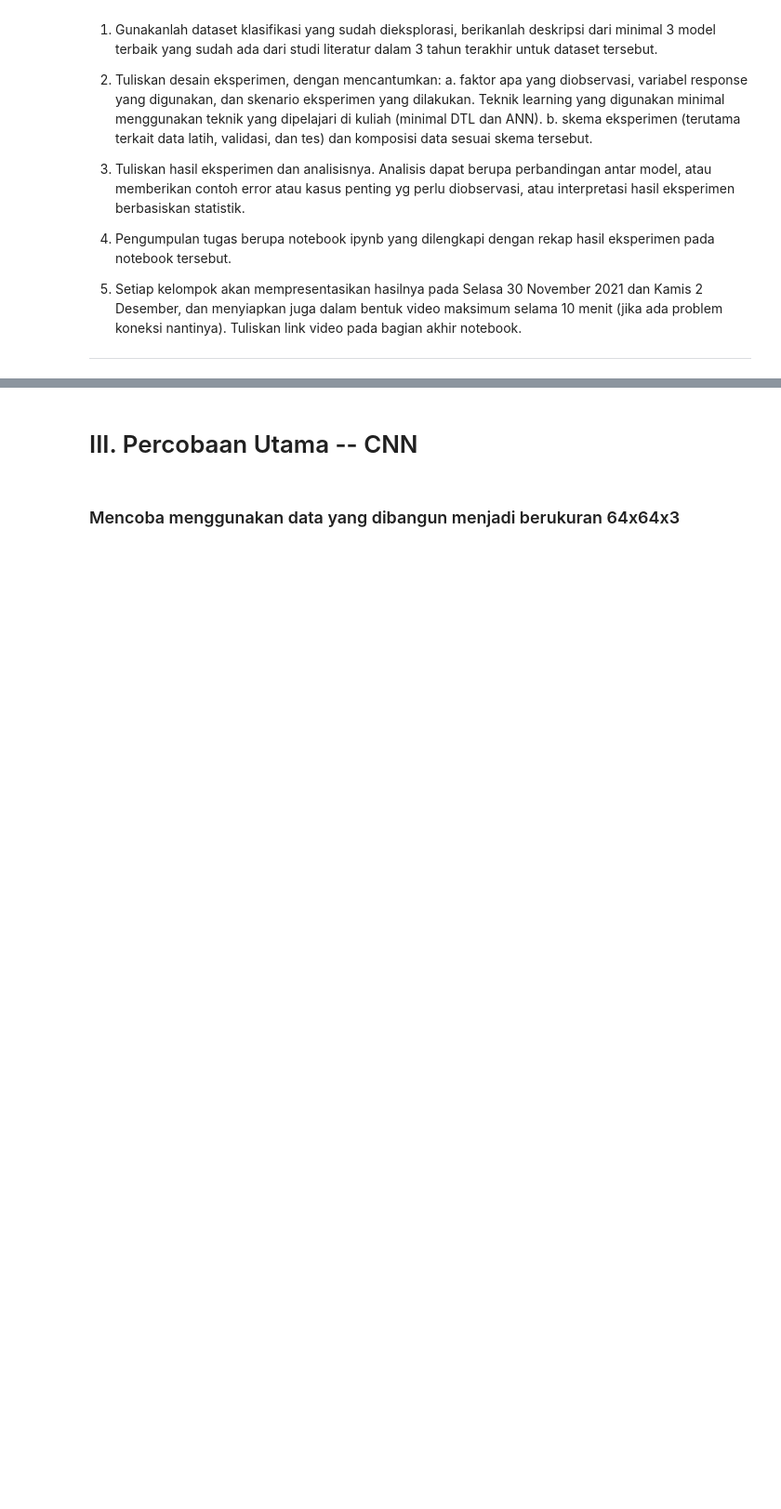
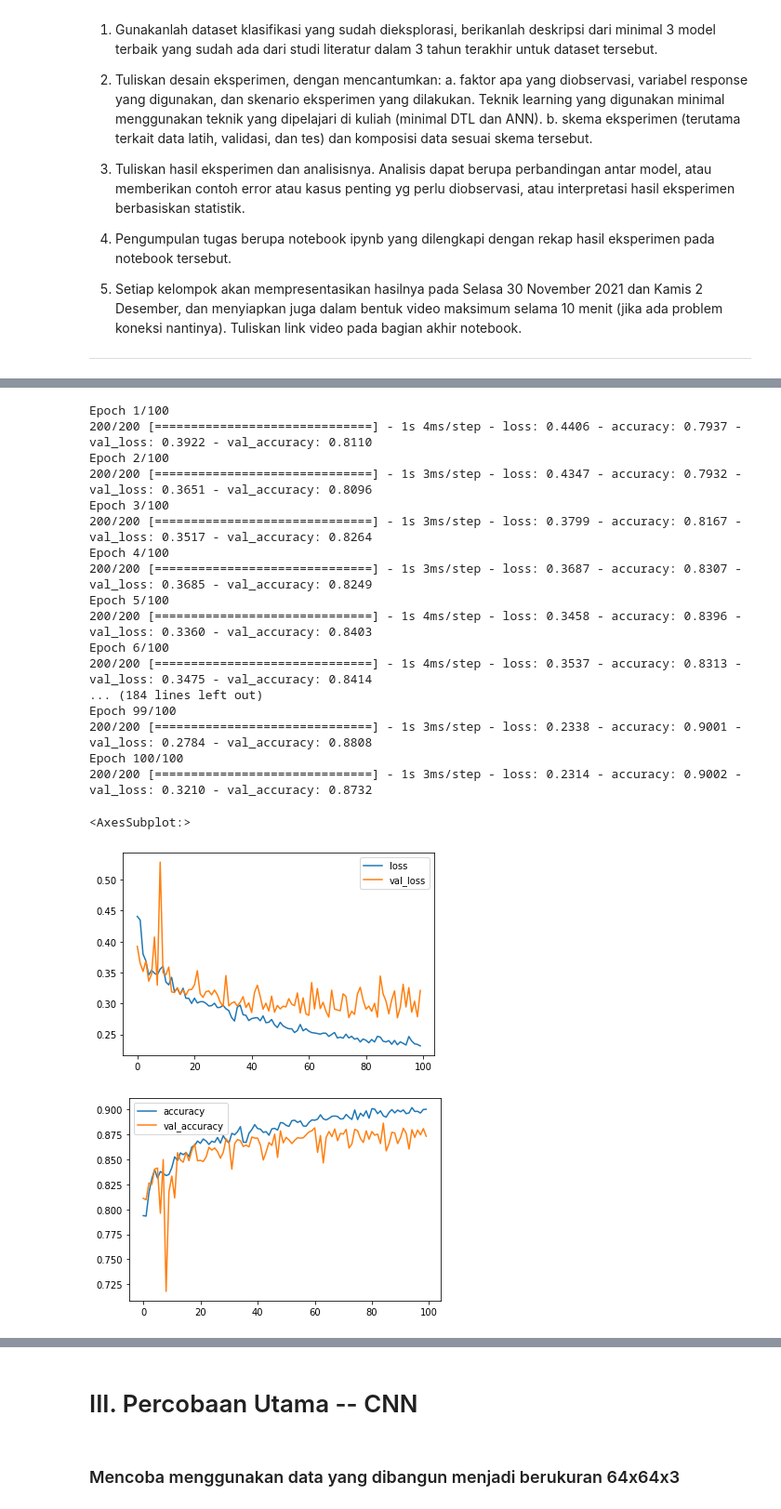
Before and after one commit to chilldenaya/drowsiness-detection, a Jupyter notebook: tensor.ipynb, the cells around one changed output, grey strips where cells are left out. Shown at 93% size. Saved outputs shown, nothing was run; the diff lists cells and outputs as text; code cells hidden in the pictures; blank space fills up the shorter version.

```diff
--- a/tensor.ipynb
+++ b/tensor.ipynb
@@ -49,0 +136,30 @@ Dalam mengevaluasi model, kami menggunakan validation set yang sebelumnya sudah
+# %%
+import pandas as pd
+import tensorflow
+from tensorflow.keras import layers, models
+from sklearn.model_selection import train_test_split
+from sklearn import metrics
+
+df = pd.read_csv("./dataset.csv", header=None)
+df.head(1)
+
+df = pd.read_csv("./dataset.csv", header=None)
+X=df.iloc[:, :-1]
+y=df.iloc[:, -1].astype(int)
+
+# Split dataset into training set and test set
+X_train, X_test, y_train, y_test = train_test_split(X, y, test_size=0.3) # 70% training and 30% validation set
+
+model = models.Sequential(
+  [
+    layers.Dense(64, activation="relu", input_dim=1024),
+    layers.Dense(64, activation="relu"),
+    layers.Dense(32, activation="relu"),
+    layers.Dense(32, activation="relu"),
+    layers.Dense(16, activation="relu"),
+    layers.Dense(16, activation="relu"),
+    layers.Dense(1, activation="sigmoid")
+  ],
+  name="Model"
+)
+model.summary()
@@ -49,0 +184,32 @@ Dalam mengevaluasi model, kami menggunakan validation set yang sebelumnya sudah
+# %%
+model.compile(
+    optimizer='adam',
+    loss="binary_crossentropy",
+    metrics=['accuracy']
+)
+history = model.fit(X_train, y_train, validation_data=(X_test, y_test), epochs=100)
+y_pred=model.predict(X_test)
+metrics_df = pd.DataFrame(history.history)
+metrics_df[["loss","val_loss"]].plot()
+metrics_df[["accuracy","val_accuracy"]].plot()
+# %% [output]
+Epoch 1/100
+200/200 [==============================] - 1s 4ms/step - loss: 0.4406 - accuracy: 0.7937 - val_loss: 0.3922 - val_accuracy: 0.8110
+Epoch 2/100
+200/200 [==============================] - 1s 3ms/step - loss: 0.4347 - accuracy: 0.7932 - val_loss: 0.3651 - val_accuracy: 0.8096
+Epoch 3/100
+200/200 [==============================] - 1s 3ms/step - loss: 0.3799 - accuracy: 0.8167 - val_loss: 0.3517 - val_accuracy: 0.8264
+Epoch 4/100
+200/200 [==============================] - 1s 3ms/step - loss: 0.3687 - accuracy: 0.8307 - val_loss: 0.3685 - val_accuracy: 0.8249
+Epoch 5/100
+200/200 [==============================] - 1s 4ms/step - loss: 0.3458 - accuracy: 0.8396 - val_loss: 0.3360 - val_accuracy: 0.8403
+Epoch 6/100
+200/200 [==============================] - 1s 4ms/step - loss: 0.3537 - accuracy: 0.8313 - val_loss: 0.3475 - val_accuracy: 0.8414
+... (184 lines left out)
+Epoch 99/100
+200/200 [==============================] - 1s 3ms/step - loss: 0.2338 - accuracy: 0.9001 - val_loss: 0.2784 - val_accuracy: 0.8808
+Epoch 100/100
+200/200 [==============================] - 1s 3ms/step - loss: 0.2314 - accuracy: 0.9002 - val_loss: 0.3210 - val_accuracy: 0.8732
+<AxesSubplot:>
+[figure, added]
+[figure, added]
```
Also changed, not shown: parts of 22 cells of this notebook, 2 other files.
